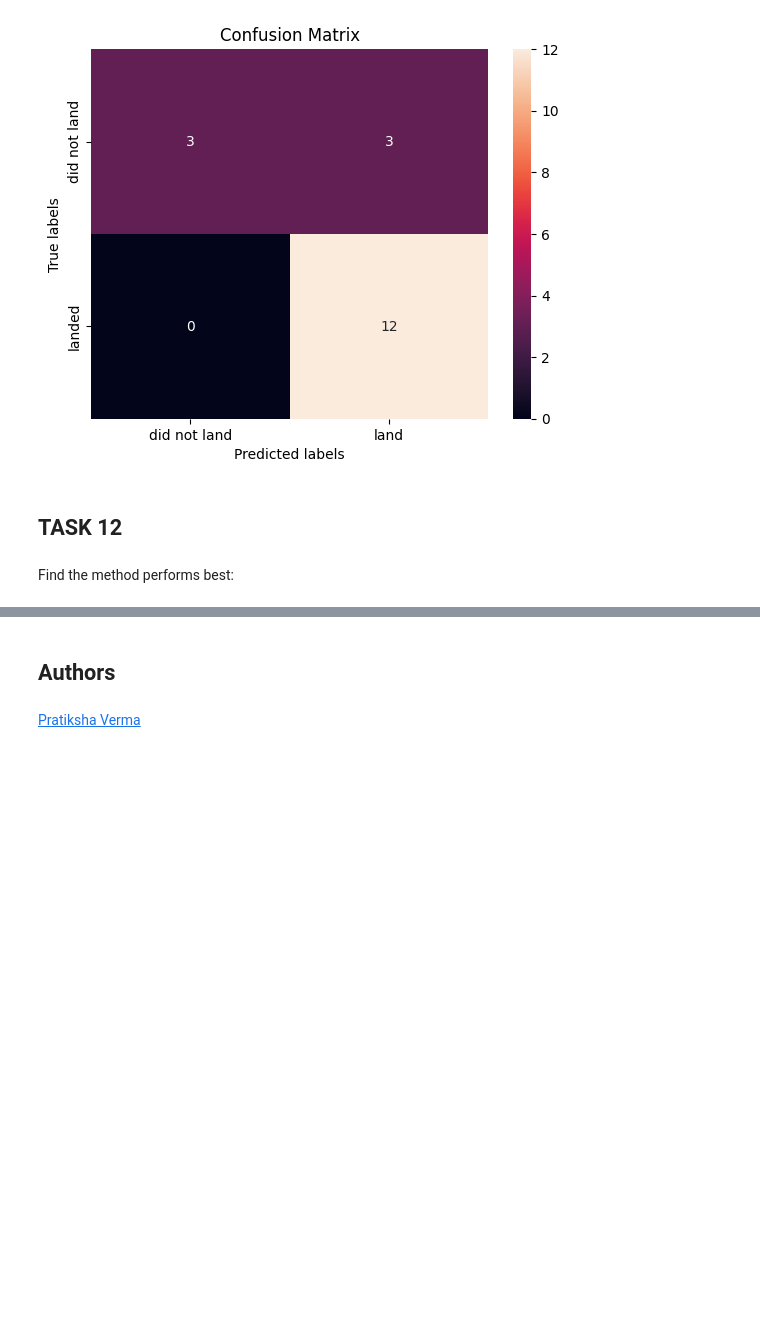
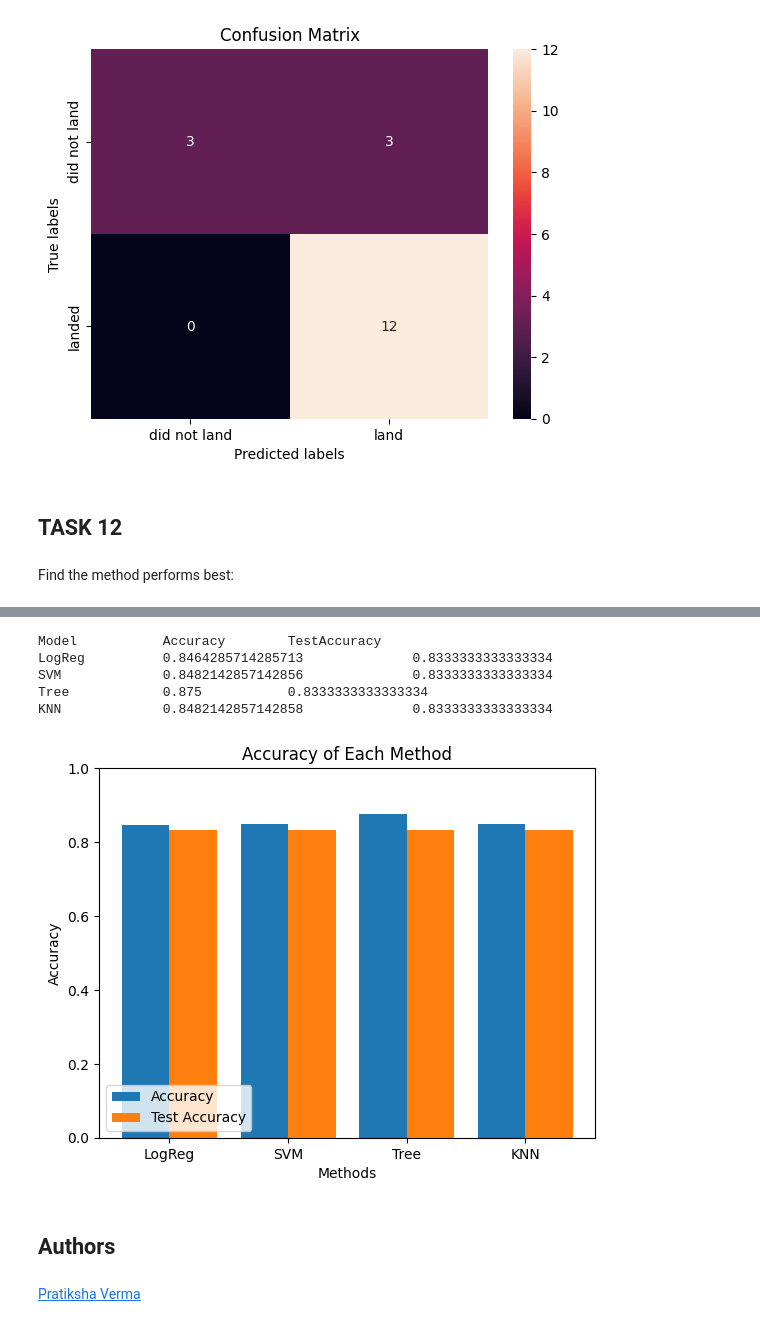
Before and after one commit to Mdawg27265/DataCapstone, a Jupyter notebook: SpaceX_Machine Learning Prediction_Part_5 (1).ipynb, the cells around one changed output, grey strips where cells are left out. Cells and saved outputs as stored; diff of their text form; code cells hidden in the pictures; blank space fills up the shorter version.

```diff
--- a/SpaceX_Machine Learning Prediction_Part_5 (1).ipynb
+++ b/SpaceX_Machine Learning Prediction_Part_5 (1).ipynb
@@ -367,3 +363,47 @@ Support Vector Machine
+# %%
+print("Model\t\tAccuracy\tTestAccuracy")#,logreg_cv.best_score_)
+print("LogReg\t\t{}\t\t{}".format((logreg_cv.best_score_), logreg_cv.score(X_test, Y_test)))
+print("SVM\t\t{}\t\t{}".format((svm_cv.best_score_), svm_cv.score(X_test, Y_test)))
+print("Tree\t\t{}\t\t{}".format((tree_cv.best_score_), tree_cv.score(X_test, Y_test)))
+print("KNN\t\t{}\t\t{}".format((knn_cv.best_score_), knn_cv.score(X_test, Y_test)))
+
+comparison = {}
+
+comparison['LogReg'] = {'Accuracy': logreg_cv.best_score_, 'TestAccuracy': logreg_cv.score(X_test, Y_test)}
+comparison['SVM'] = {'Accuracy': svm_cv.best_score_, 'TestAccuracy': svm_cv.score(X_test, Y_test)}
+comparison['Tree'] = {'Accuracy': tree_cv.best_score_, 'TestAccuracy': tree_cv.score(X_test, Y_test)}
+comparison['KNN'] = {'Accuracy': knn_cv.best_score_, 'TestAccuracy': knn_cv.score(X_test, Y_test)}
+# %% [output]
+Model           Accuracy        TestAccuracy
+LogReg          0.8464285714285713              0.8333333333333334
+SVM             0.8482142857142856              0.8333333333333334
+Tree            0.875           0.8333333333333334
+KNN             0.8482142857142858              0.8333333333333334
+# %%
+x = []
+y1 = []
+y2 = []
+for meth in comparison.keys():
+    x.append(meth)
+    y1.append(comparison[meth]['Accuracy'])
+    y2.append(comparison[meth]['TestAccuracy'])
+
+
+x_axis = np.arange(len(x))
+
+plt.bar(x_axis - 0.2, y1, 0.4, label = 'Accuracy')
+plt.bar(x_axis + 0.2, y2, 0.4, label = 'Test Accuracy')
+
+plt.ylim([0,1])
+plt.xticks(x_axis, x)
+
+plt.xlabel("Methods")
+plt.ylabel("Accuracy")
+plt.title("Accuracy of Each Method")
+plt.legend(loc='lower left')
+plt.show()
+# %% [output]
+[figure, added]
 # %% [markdown]
 ## Authors
 # %% [markdown]
```
Also changed, not shown: parts of 1 cell of this notebook.
